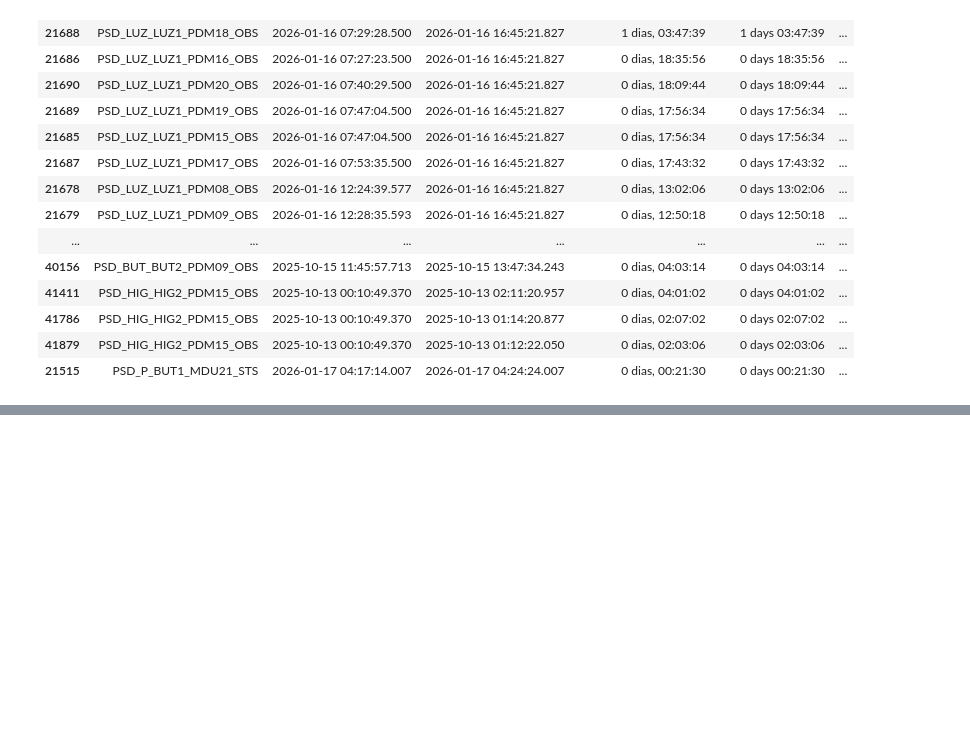
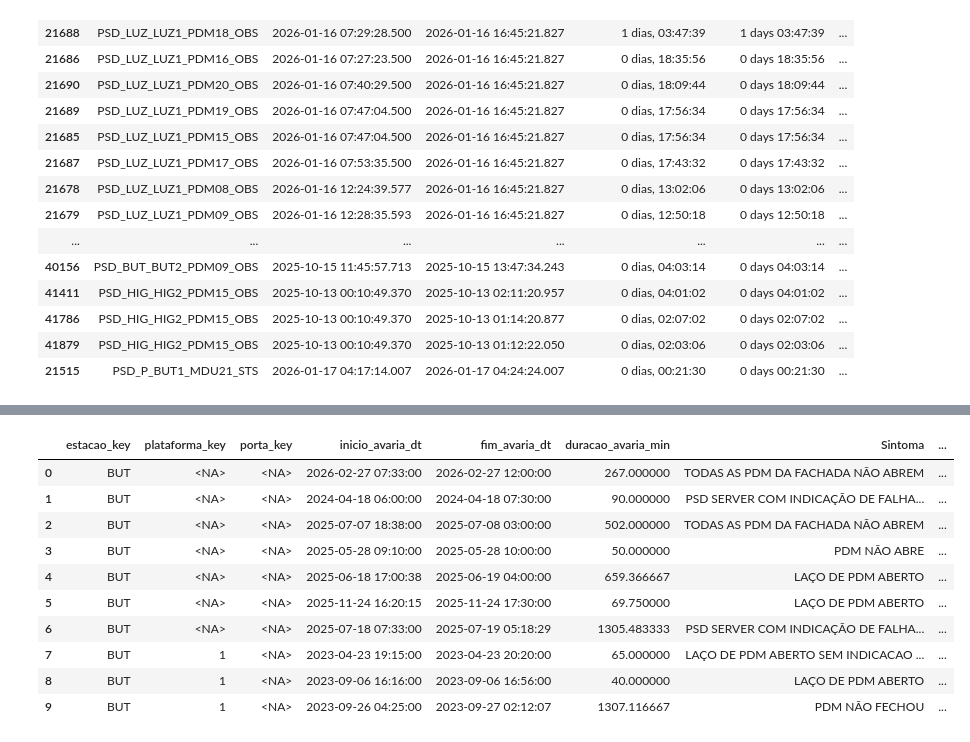
Before and after one commit to joaocardosodias/Lumem, a Jupyter notebook: eda/hipoteses/hipótese_5.ipynb, the cells around one changed output, grey strips where cells are left out. Cells and saved outputs as stored; diff of their text form; code cells hidden in the pictures; blank space fills up the shorter version.

```diff
--- a/eda/hipoteses/hipótese_5.ipynb
+++ b/eda/hipoteses/hipótese_5.ipynb
@@ -952,0 +939,11 @@ display(
+# %%
+emergencial_trat["tipo_manutencao"] = "Emergencial"
+programada_trat["tipo_manutencao"] = "Programada"
+
+manutencoes = pd.concat(
+    [
+        emergencial_trat,
+        programada_trat
+    ],
+    ignore_index=True
+)
@@ -952,0 +967,30 @@ display(
+# %%
+display(
+    manutencoes[
+        [
+            "estacao_key",
+            "plataforma_key",
+            "porta_key",
+            "inicio_avaria_dt",
+            "fim_avaria_dt",
+            "duracao_avaria_min",
+            "Sintoma",
+            "Objeto",
+            "Defeito",
+            "Causa",
+            "tipo_manutencao"
+        ]
+    ].head(10)
+)
+# %% [output]
+|  | estacao_key | plataforma_key | porta_key | inicio_avaria_dt | fim_avaria_dt | duracao_avaria_min | Sintoma | ... |
+| 0 | BUT | <NA> | <NA> | 2026-02-27 07:33:00 | 2026-02-27 12:00:00 | 267.000000 | TODAS AS PDM DA FACHADA NÃO ABREM | ... |
+| 1 | BUT | <NA> | <NA> | 2024-04-18 06:00:00 | 2024-04-18 07:30:00 | 90.000000 | PSD SERVER COM INDICAÇÃO DE FALHA... | ... |
+| 2 | BUT | <NA> | <NA> | 2025-07-07 18:38:00 | 2025-07-08 03:00:00 | 502.000000 | TODAS AS PDM DA FACHADA NÃO ABREM | ... |
+| 3 | BUT | <NA> | <NA> | 2025-05-28 09:10:00 | 2025-05-28 10:00:00 | 50.000000 | PDM NÃO ABRE | ... |
+| 4 | BUT | <NA> | <NA> | 2025-06-18 17:00:38 | 2025-06-19 04:00:00 | 659.366667 | LAÇO DE PDM ABERTO | ... |
+| 5 | BUT | <NA> | <NA> | 2025-11-24 16:20:15 | 2025-11-24 17:30:00 | 69.750000 | LAÇO DE PDM ABERTO | ... |
+| 6 | BUT | <NA> | <NA> | 2025-07-18 07:33:00 | 2025-07-19 05:18:29 | 1305.483333 | PSD SERVER COM INDICAÇÃO DE FALHA... | ... |
+| 7 | BUT | 1 | <NA> | 2023-04-23 19:15:00 | 2023-04-23 20:20:00 | 65.000000 | LAÇO DE PDM ABERTO SEM INDICACAO ... | ... |
+| 8 | BUT | 1 | <NA> | 2023-09-06 16:16:00 | 2023-09-06 16:56:00 | 40.000000 | LAÇO DE PDM ABERTO | ... |
+| 9 | BUT | 1 | <NA> | 2023-09-26 04:25:00 | 2023-09-27 02:12:07 | 1307.116667 | PDM NÃO FECHOU | ... |
```
Also changed, not shown: parts of 28 cells of this notebook.
